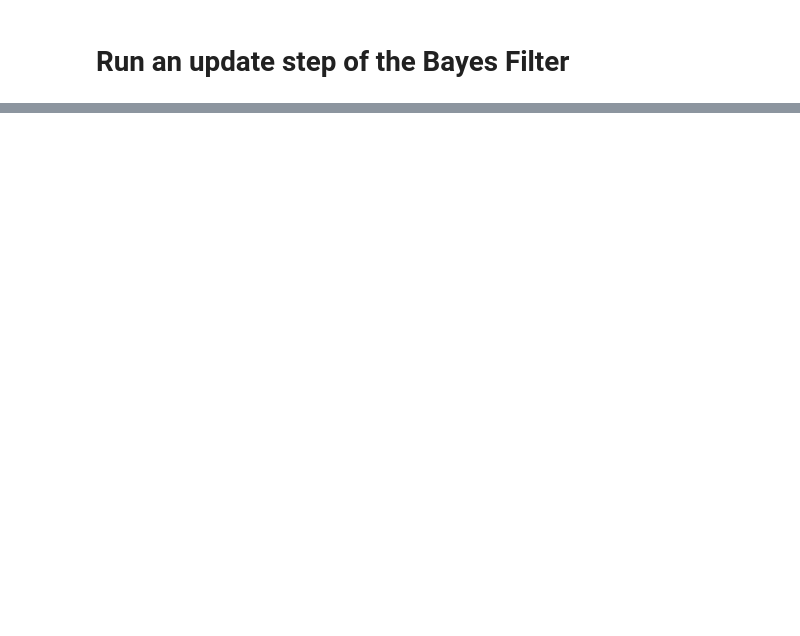
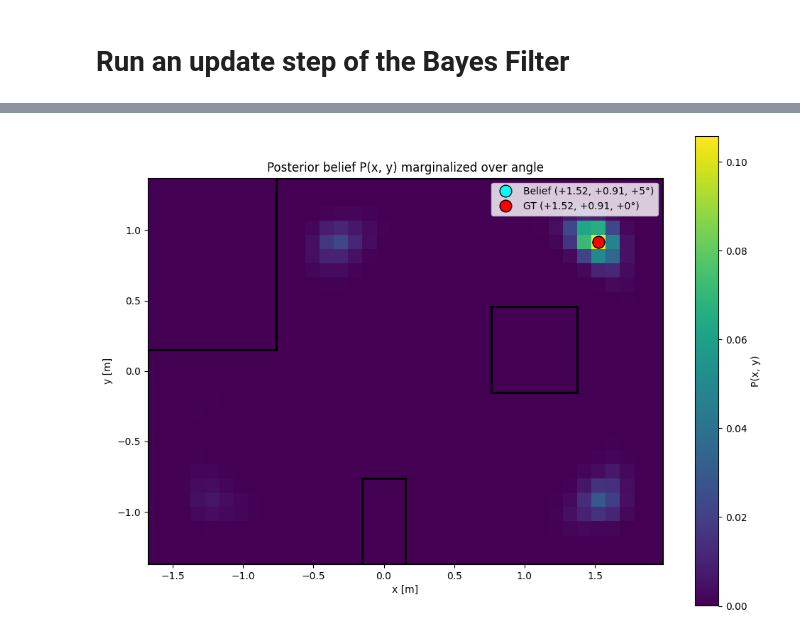
Before and after one commit to Sam-Belliveau/fast-robots, a Jupyter notebook: labs/lab11/sim/notebooks/lab11_real.ipynb, the cells around one changed output, grey strips where cells are left out. Cells and saved outputs as stored; diff of their text form; code cells hidden in the pictures; blank space fills up the shorter version.

```diff
--- a/labs/lab11/sim/notebooks/lab11_real.ipynb
+++ b/labs/lab11/sim/notebooks/lab11_real.ipynb
@@ -116,0 +239,55 @@ loc.plot_update_step_data(plot_data=True)
+# %%
+import matplotlib.pyplot as plt
+import numpy as np
+
+bel_xy = loc.bel.sum(axis=2)
+m = loc.mapper
+extent = [m.MIN_X, m.MAX_X, m.MIN_Y, m.MAX_Y]
+
+fig, ax = plt.subplots(figsize=(10, 7))
+im = ax.imshow(
+    bel_xy.T,
+    origin="lower",
+    extent=extent,
+    cmap="viridis",
+    interpolation="nearest",
+)
+fig.colorbar(im, ax=ax, label="P(x, y)")
+
+for p, q in robot.config_params["map_lines"]:
+    ax.plot([p[0], q[0]], [p[1], q[1]], "k-", lw=2)
+
+bel_cell = np.unravel_index(np.argmax(loc.bel), loc.bel.shape)
+bx, by, ba = m.from_map(*bel_cell)
+ax.plot(
+    bx,
+    by,
+    "o",
+    color="cyan",
+    markersize=12,
+    markeredgecolor="black",
+    label=f"Belief ({bx:+.2f}, {by:+.2f}, {ba:+.0f}\u00b0)",
+)
+
+(gx, gy, ga) = GROUND_TRUTH
+ax.plot(
+    gx,
+    gy,
+    "o",
+    color="red",
+    markersize=12,
+    markeredgecolor="black",
+    label=f"GT ({gx:+.2f}, {gy:+.2f}, {ga:+.0f}\u00b0)",
+)
+
+ax.set_xlim(m.MIN_X, m.MAX_X)
+ax.set_ylim(m.MIN_Y, m.MAX_Y)
+ax.set_xlabel("x [m]")
+ax.set_ylabel("y [m]")
+ax.set_title("Posterior belief P(x, y) marginalized over angle")
+ax.set_aspect("equal")
+ax.legend(loc="upper right")
+plt.tight_layout()
+plt.show()
+# %% [output]
+[figure, added]
```
Also changed, not shown: parts of 10 cells of this notebook, 14 other files.
